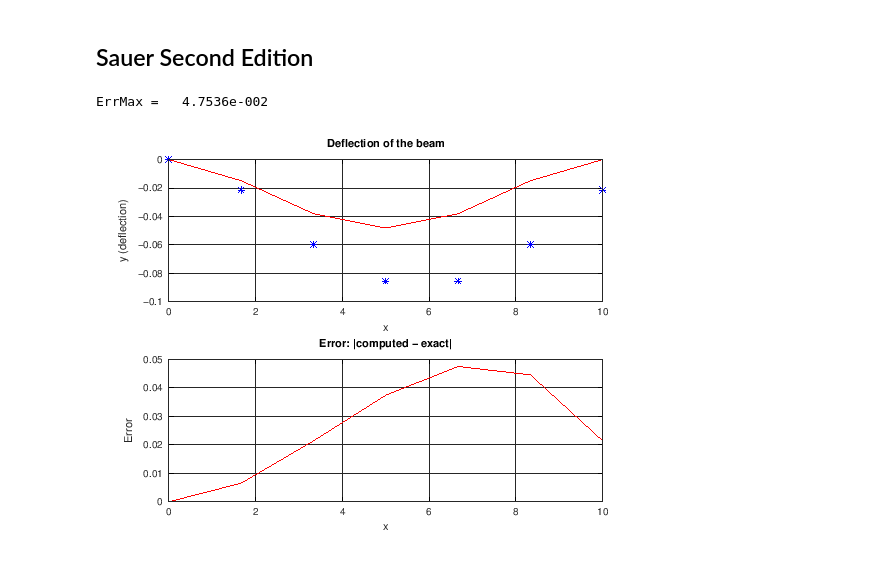
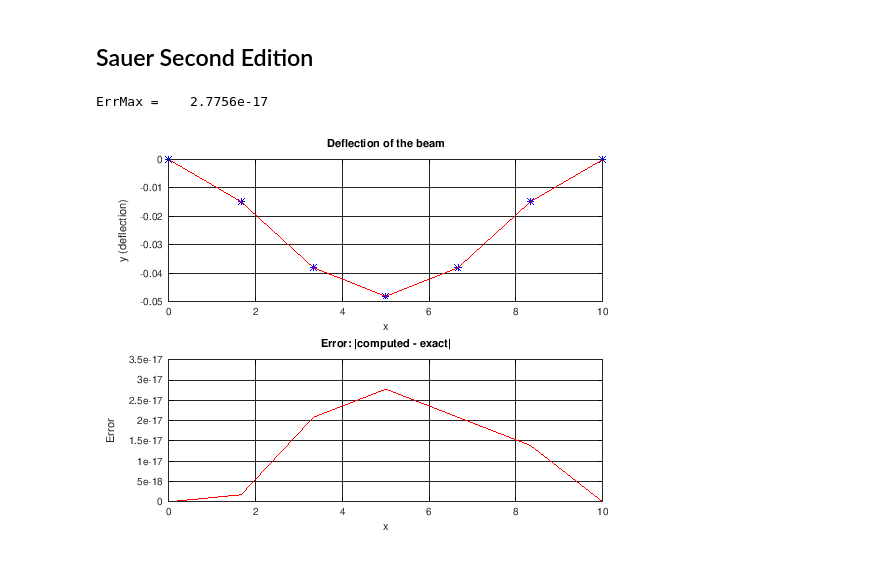
Before and after one commit to branberry/URGOResearch, a Jupyter notebook: updatednotebooks/BothEndsFixed/BothEndsFixedGraphs.ipynb, the cells around one changed output. Drawn from its saved outputs; the diff is of its cells as text; code cells hidden in the pictures.

```diff
--- a/updatednotebooks/BothEndsFixed/BothEndsFixedGraphs.ipynb
+++ b/updatednotebooks/BothEndsFixed/BothEndsFixedGraphs.ipynb
@@ -262,7 +262,7 @@ grid on;
 format short e
 n = 6; % number of subintervals on [h, L]
 h = L/n; % discretization spacing
-N = n; % number of unknowns to be solved for
+N = n-1; % number of unknowns to be solved for
 A = sparse(N,N);
 
 % Define the RHS of the system
@@ -298,21 +298,21 @@ A(N-1,N-3) = 1;
 % Finding y
 y = A\f;
 % Plots
-x = (h:h:L)';
+x = (h:h:L-h)';
 y_exact = -b*d*rho*g/(24*E*I)*x.^2.*(L - x).^2;
 ErrMax = max(abs(y-y_exact))
 # %% [output]
-ErrMax =   4.7536e-002
+ErrMax =    2.7756e-17
 # %%
 subplot(2,1,1);
-plot([0; x], [0 ; y], "b*", [0;x], [0;y_exact], "r")
+plot([0; x;L], [0 ; y; 0], "b*", [0;x;L], [0;y_exact;0], "r")
 title('Deflection of the beam');
 xlabel('x'); ylabel('y (deflection)');
 grid on;
 subplot(2,1,2);
-plot([0;x], [0;abs(y - y_exact)], "r")
+plot([0;x;L], [0;abs(y - y_exact);0], "r")
 title('Error: |computed - exact|');
 xlabel('x'); ylabel('Error');
 grid on;
 # %% [output]
-[figure, old version]
+[figure, new version]
```
Also changed, not shown: 2 other files.
